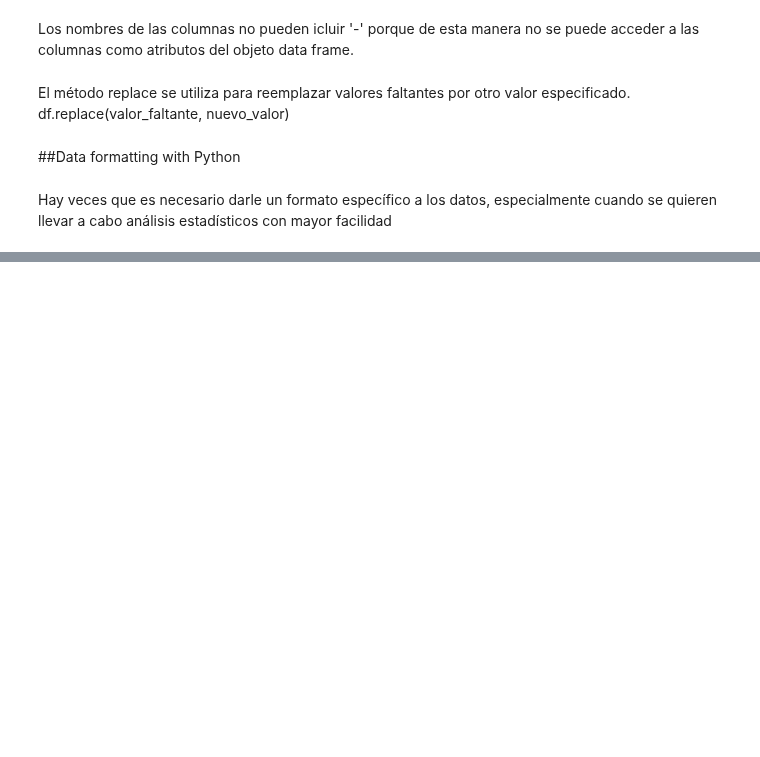
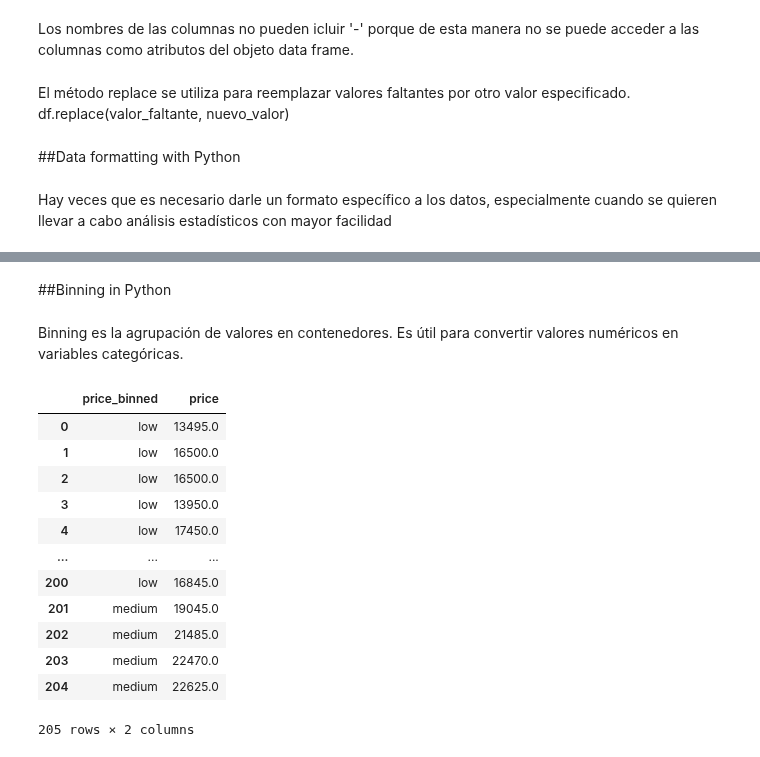
Before and after one commit to PosgradoMNA/actividades-de-aprendizaje-murasakiw, a Jupyter notebook: Semana5_Data_Analysis_with_Python.ipynb, the cells around one changed output, grey strips where cells are left out. Drawn from its saved outputs; the diff is of its cells as text; code cells hidden in the pictures; blank space fills up the shorter version.

```diff
--- a/Semana5_Data_Analysis_with_Python.ipynb
+++ b/Semana5_Data_Analysis_with_Python.ipynb
@@ -68,0 +173,27 @@ Hay veces que es necesario darle un formato específico a los datos, especialmen
+# %% [markdown]
+##Binning in Python
+# %% [markdown]
+Binning es la agrupación de valores en contenedores. Es útil para convertir valores numéricos en variables categóricas.
+# %%
+#Ejemplo para agrupar los valores numéricos de la columna price en 3 categorías
+#Se generan 4 números que servirán como espaciadores del mismo tamaño para los datos
+#Se utilizan el valor mínimo y máximo de los datos para generarlos
+df['price'] = pd.to_numeric(df['price'])
+bins = np.linspace(df['price'].min(), df['price'].max(), 4)
+group_names = ['low', 'medium', 'high'] #Se establecen los nombres de las categorías
+df['price_binned'] = pd.cut(df['price'], bins, labels=group_names, include_lowest=True)
+df[['price_binned', 'price']]
+# %% [output]
+|  | price_binned | price |
+| 0 | low | 13495.0 |
+| 1 | low | 16500.0 |
+| 2 | low | 16500.0 |
+| 3 | low | 13950.0 |
+| 4 | low | 17450.0 |
+| ... | ... | ... |
+| 200 | low | 16845.0 |
+| 201 | medium | 19045.0 |
+| 202 | medium | 21485.0 |
+| 203 | medium | 22470.0 |
+| 204 | medium | 22625.0 |
+205 rows × 2 columns
```
Also changed, not shown: parts of 17 cells of this notebook.
